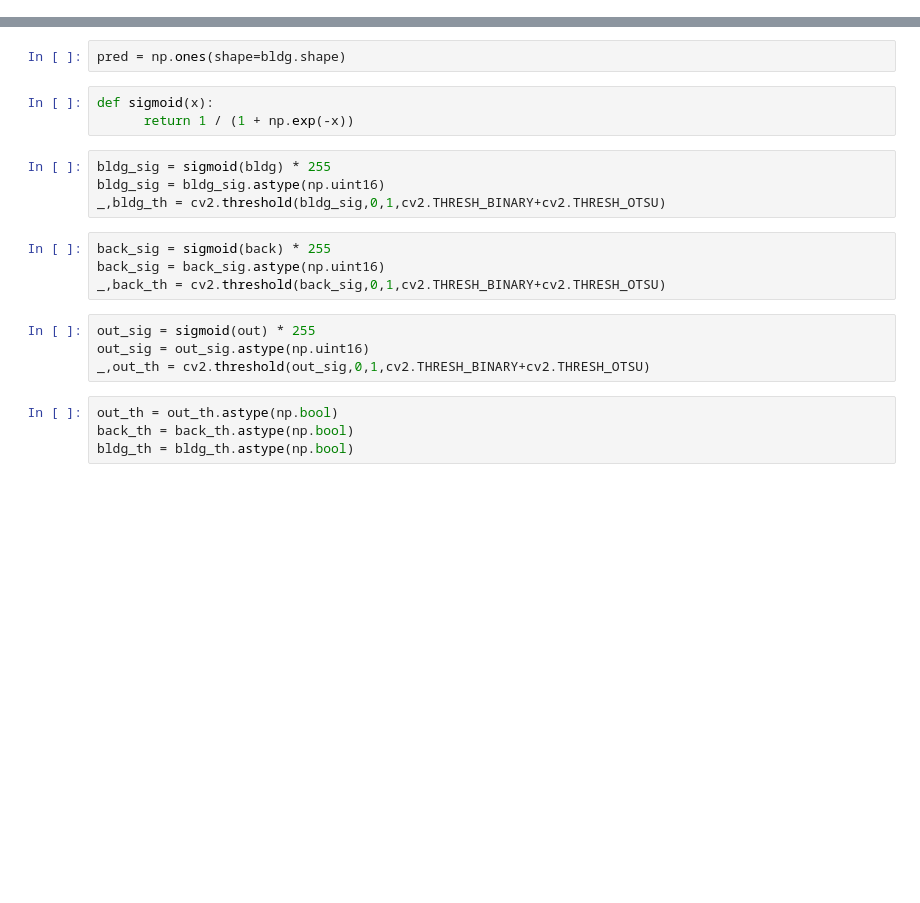
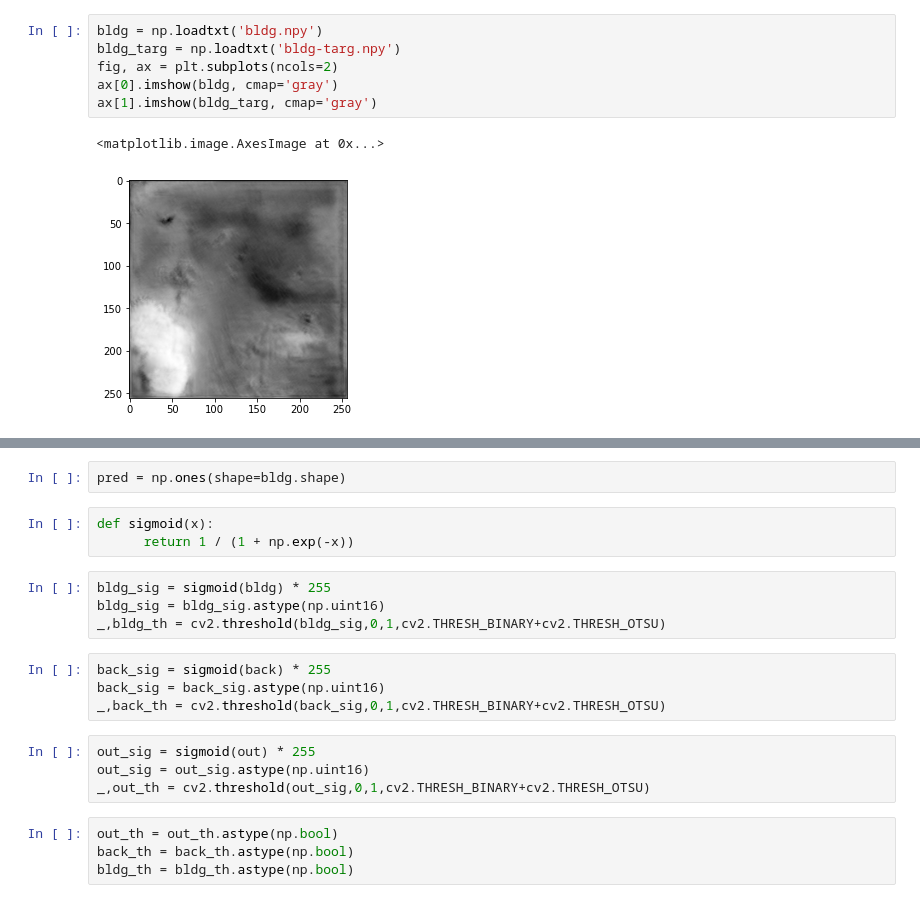
Before and after one commit to bryanjonas/pytorch-nested-unet, a Jupyter notebook: Viewing.ipynb, the cells around one changed output, grey strips where cells are left out. Drawn from its saved outputs; the diff is of its cells as text; blank space fills up the shorter version.

```diff
--- a/Viewing.ipynb
+++ b/Viewing.ipynb
@@ -12,2 +12,11 @@ plt.imshow(bldg, cmap='gray')
+# %%
+bldg = np.loadtxt('bldg.npy')
+bldg_targ = np.loadtxt('bldg-targ.npy')
+fig, ax = plt.subplots(ncols=2)
+ax[0].imshow(bldg, cmap='gray')
+ax[1].imshow(bldg_targ, cmap='gray')
+# %% [output]
+<matplotlib.image.AxesImage at 0x...>
+[figure, added]
 # %%
 back = np.loadtxt('back.npy')
```
Also changed, not shown: parts of 7 cells of this notebook, 2 other files.
